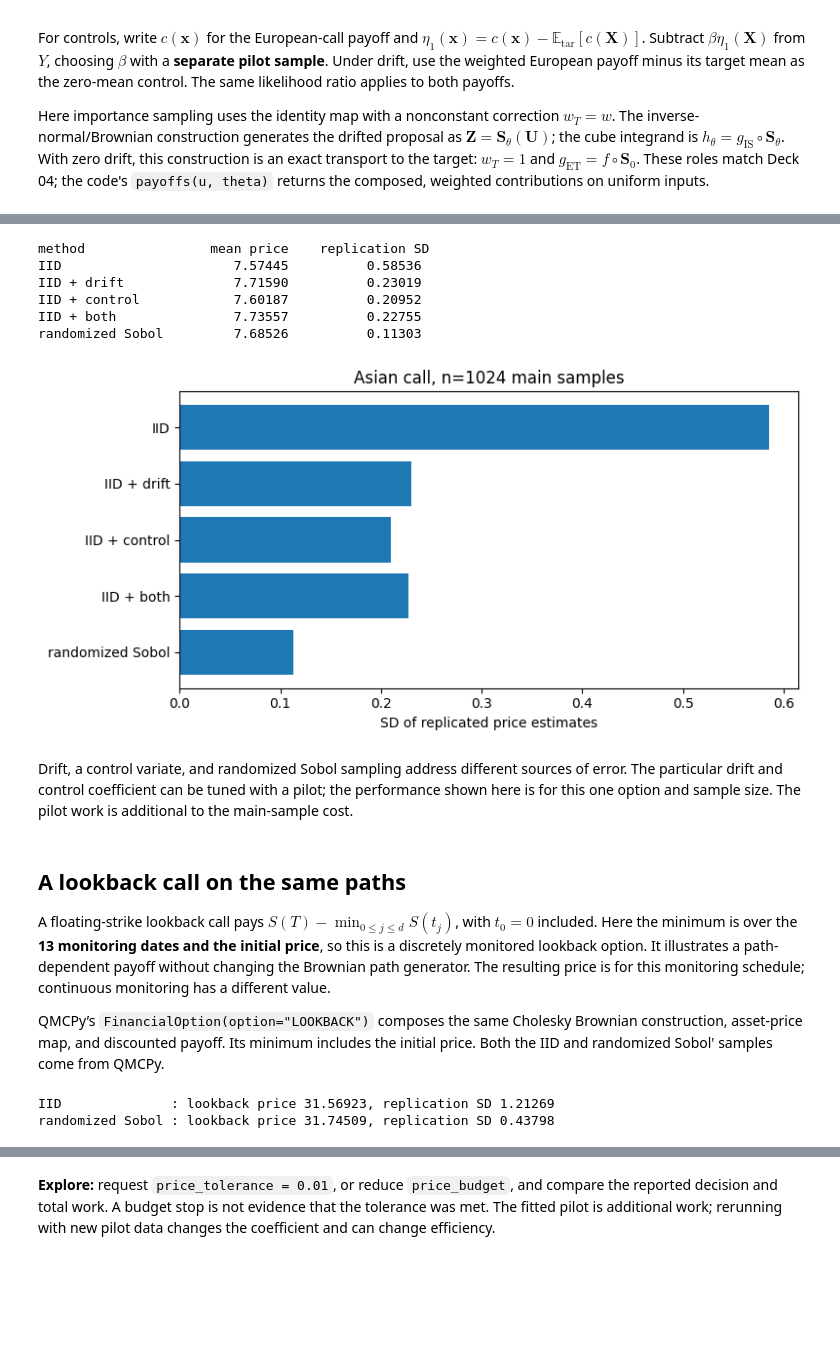
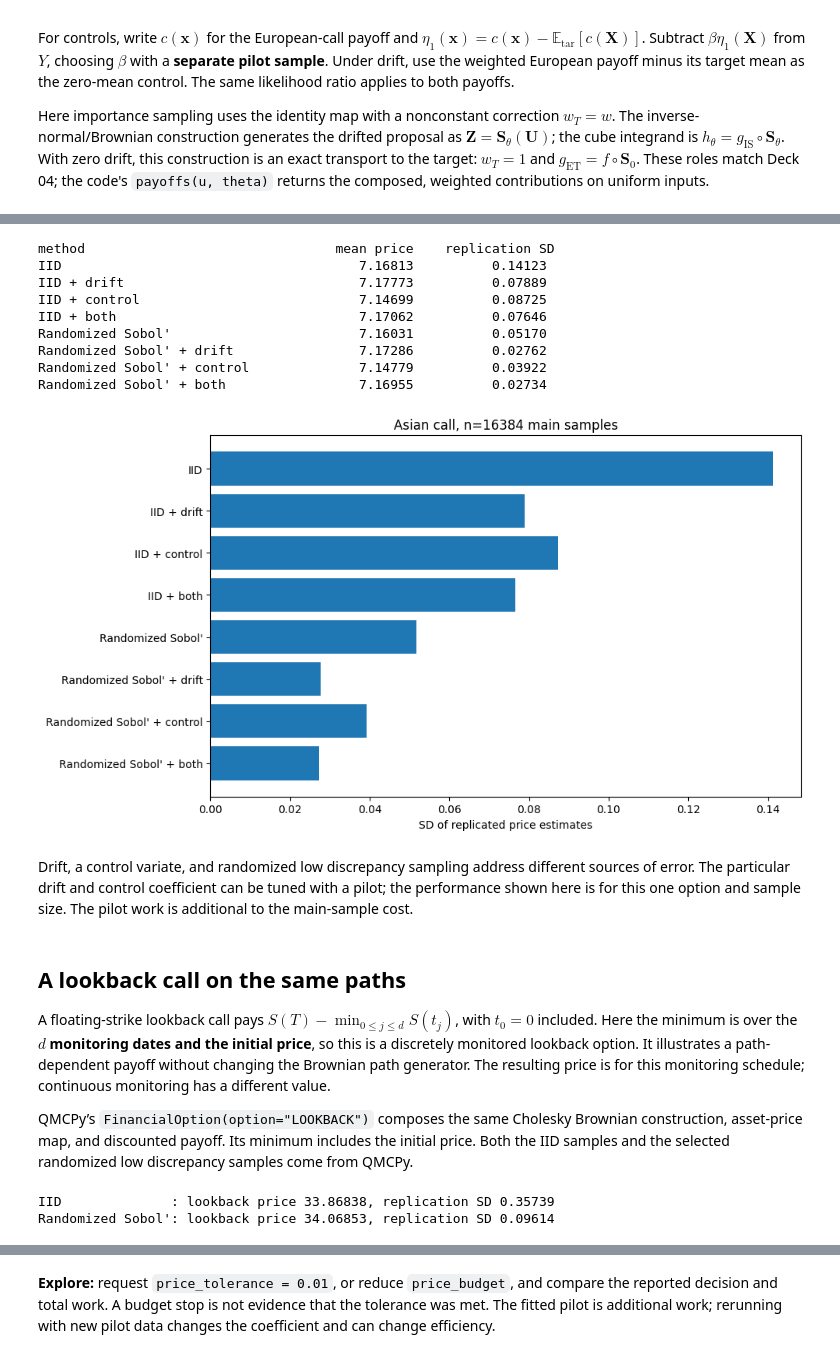
Before and after one commit to fjhickernell/MATH565Fall2026, a Jupyter notebook: notebooks/performance/AsianOptionVarianceReduction.ipynb, the cells around one changed output, grey strips where cells are left out. Cells and saved outputs as stored; diff of their text form; code cells hidden in the pictures; blank space fills up the shorter version.

Commit message:
Expand sampling choices and conditional finance densities

```diff
--- a/notebooks/performance/AsianOptionVarianceReduction.ipynb
+++ b/notebooks/performance/AsianOptionVarianceReduction.ipynb
@@ -74,7 +75,8 @@ import qmcpy as qp
 
 %matplotlib inline
 
-S0, K, r, sigma, T, d = 80.0, 100.0, 0.03, 0.7, 1.0, 13
+S0, K, r, sigma, T, d = 80.0, 100.0, 0.03, 0.7, 1.0, 52
+# Change d to explore the monitoring frequency (52 gives weekly dates for T=1).
 dt = T/d
 times = dt*np.arange(1, d+1)
 option_params = dict(start_price=S0, strike_price=K, interest_rate=r,
@@ -100,5 +102,6 @@ def payoffs(u, theta=0.0):
 european_option = qp.FinancialOption(qp.IIDStdUniform(d),
                                      option="EUROPEAN", **option_params)
 european_mean = european_option.get_exact_value()
+print(f"Monitoring: {d} equally spaced dates over T={T:g} years")
 print(f"Known European-call mean: {european_mean:.6f}")
 # %% [output]
@@ -136,70 +175,79 @@ Each estimate uses the same number of main samples. The empirical standard devia
 # %%
-n, repetitions=2**10,24
+n, repetitions=2**14,24
+# Play with the importance-sampling drift here, then rerun this cell and its plot.
+# theta_val=0 removes the drift; try other values and compare replication SD.
+# This setting controls both IID and the selected low discrepancy drift variants.
 theta_val = 1.5
-methods=[("IID",0.0,False,False),
-         ("IID + drift",theta_val,False,False),
-         ("IID + control",0.0,True,False),
-         ("IID + both",theta_val,True,False),
-         ("randomized Sobol",0.0,False,True)]
+methods=[("IID",0.0,False,"iid"),
+         ("IID + drift",theta_val,False,"iid"),
+         ("IID + control",0.0,True,"iid"),
+         ("IID + both",theta_val,True,"iid"),
+         (LD_LABEL,0.0,False,"ld"),
+         (LD_LABEL + " + drift",theta_val,False,"ld"),
+         (LD_LABEL + " + control",0.0,True,"ld"),
+         (LD_LABEL + " + both",theta_val,True,"ld")]
 results={}
-for name,theta,use_cv,use_sobol in methods:
+for name,theta,use_cv,design in methods:
     beta=pilot_beta(theta) if use_cv else 0.0
     estimates=[]
     for rep in range(repetitions):
         seed=565+rep
-        u=(qp.DigitalNetB2(d, seed=seed)(n) if use_sobol
+        u=(ld_sampler(d, seed=seed)(n) if design == "ld"
            else qp.IIDStdUniform(d, seed=seed)(n))
         asian,european=payoffs(u,theta)
         estimates.append(np.mean(asian-beta*(european-european_mean)))
     results[name]=np.array(estimates)
-print("method                mean price    replication SD")
+print("method                                mean price    replication SD")
 for name,values in results.items():
-    print(f"{name:21s} {values.mean():10.5f} {values.std(ddof=1):16.5f}")
+    print(f"{name:37s} {values.mean():10.5f} {values.std(ddof=1):16.5f}")
 assert all(np.all(np.isfinite(v)) for v in results.values())
 # %% [output]
-method                mean price    replication SD
-IID                      7.57445          0.58536
-IID + drift              7.71590          0.23019
-IID + control            7.60187          0.20952
-IID + both               7.73557          0.22755
-randomized Sobol         7.68526          0.11303
+method                                mean price    replication SD
+IID                                      7.16813          0.14123
+IID + drift                              7.17773          0.07889
+IID + control                            7.14699          0.08725
+IID + both                               7.17062          0.07646
+Randomized Sobol'                        7.16031          0.05170
+Randomized Sobol' + drift                7.17286          0.02762
+Randomized Sobol' + control              7.14779          0.03922
+Randomized Sobol' + both                 7.16955          0.02734
 # %%
-fig,ax=plt.subplots(figsize=(8,4))
+fig,ax=plt.subplots(figsize=(10,5.6))
 names=list(results)
 sd=[results[name].std(ddof=1) for name in names]
 ax.barh(names,sd)
 ax.invert_yaxis()
 ax.set(xlabel="SD of replicated price estimates",title=f"Asian call, n={n} main samples")
 fig.tight_layout()
 # %% [output]
-[figure, old version]
+[figure, new version]
 # %% [markdown]
-Drift, a control variate, and randomized Sobol sampling address different sources of error. The particular drift and control coefficient can be tuned with a pilot; the performance shown here is for this one option and sample size. The pilot work is additional to the main-sample cost.
+Drift, a control variate, and randomized low discrepancy sampling address different sources of error. The particular drift and control coefficient can be tuned with a pilot; the performance shown here is for this one option and sample size. The pilot work is additional to the main-sample cost.
 # %% [markdown]
 ## A lookback call on the same paths
 
-A floating-strike lookback call pays $S(T)-\min_{0\le j\le d}S(t_j)$, with $t_0=0$ included. Here the minimum is over the **13 monitoring dates and the initial price**, so this is a discretely monitored lookback option. It illustrates a path-dependent payoff without changing the Brownian path generator. The resulting price is for this monitoring schedule; continuous monitoring has a different value.
+A floating-strike lookback call pays $S(T)-\min_{0\le j\le d}S(t_j)$, with $t_0=0$ included. Here the minimum is over the **$d$ monitoring dates and the initial price**, so this is a discretely monitored lookback option. It illustrates a path-dependent payoff without changing the Brownian path generator. The resulting price is for this monitoring schedule; continuous monitoring has a different value.
 
-QMCPy’s `FinancialOption(option="LOOKBACK")` composes the same Cholesky Brownian construction, asset-price map, and discounted payoff. Its minimum includes the initial price. Both the IID and randomized Sobol' samples come from QMCPy.
+QMCPy’s `FinancialOption(option="LOOKBACK")` composes the same Cholesky Brownian construction, asset-price map, and discounted payoff. Its minimum includes the initial price. Both the IID samples and the selected randomized low discrepancy samples come from QMCPy.
 # %%
 lookback_option = qp.FinancialOption(qp.IIDStdUniform(d),
                                      option="LOOKBACK", **option_params)
 
 lookback_results = {}
-for label in ["IID", "randomized Sobol"]:
+for label in ["IID", LD_LABEL]:
     prices = []
     for rep in range(repetitions):
         seed = 3320+rep
         sampler = (qp.IIDStdUniform(d, seed=seed) if label == "IID"
-                   else qp.DigitalNetB2(d, seed=seed))
+                   else ld_sampler(d, seed=seed))
         prices.append(lookback_option.f(sampler(n)).mean())
     lookback_results[label] = np.asarray(prices)
 for label, prices in lookback_results.items():
     print(f"{label:17s}: lookback price {prices.mean():.5f}, replication SD {prices.std(ddof=1):.5f}")
 assert all(np.all(np.isfinite(v)) for v in lookback_results.values())
 # %% [output]
-IID              : lookback price 31.56923, replication SD 1.21269
-randomized Sobol : lookback price 31.74509, replication SD 0.43798
+IID              : lookback price 33.86838, replication SD 0.35739
+Randomized Sobol': lookback price 34.06853, replication SD 0.09614
 # %% [markdown]
 ## Stop when the price uncertainty meets a tolerance
 
```
Also changed, not shown: parts of 9 cells of this notebook, 8 other files.
